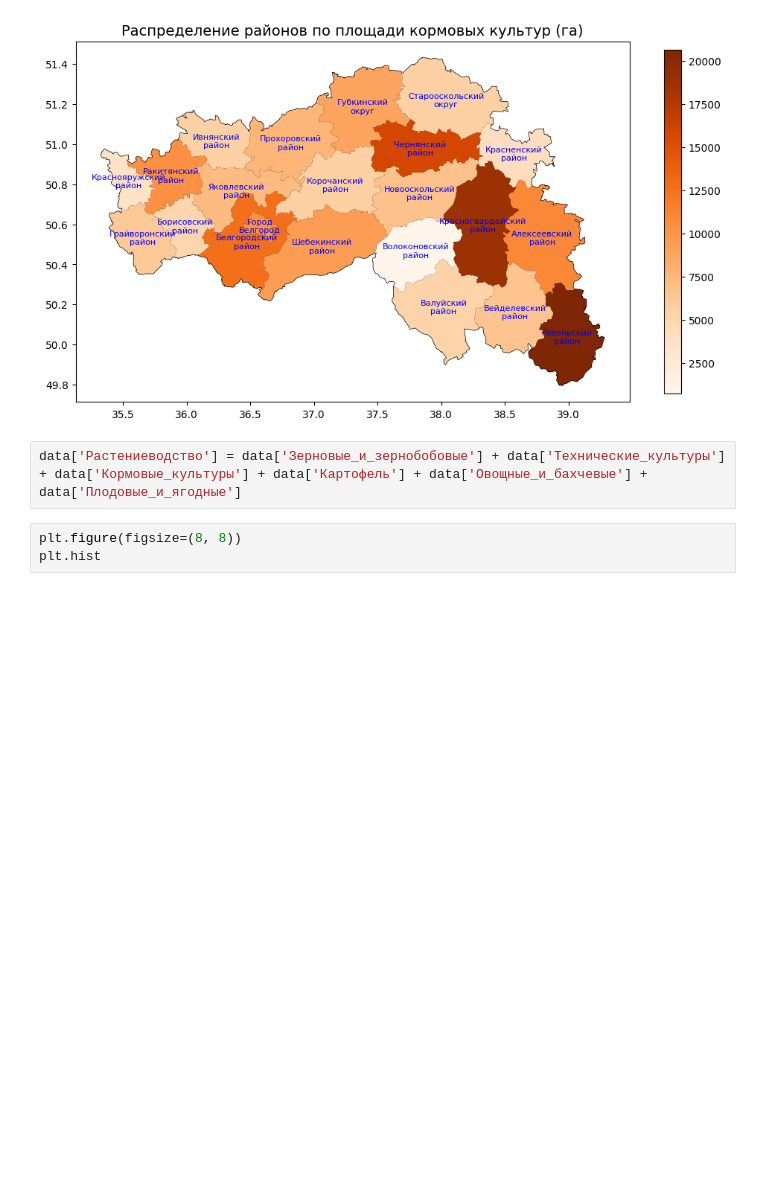
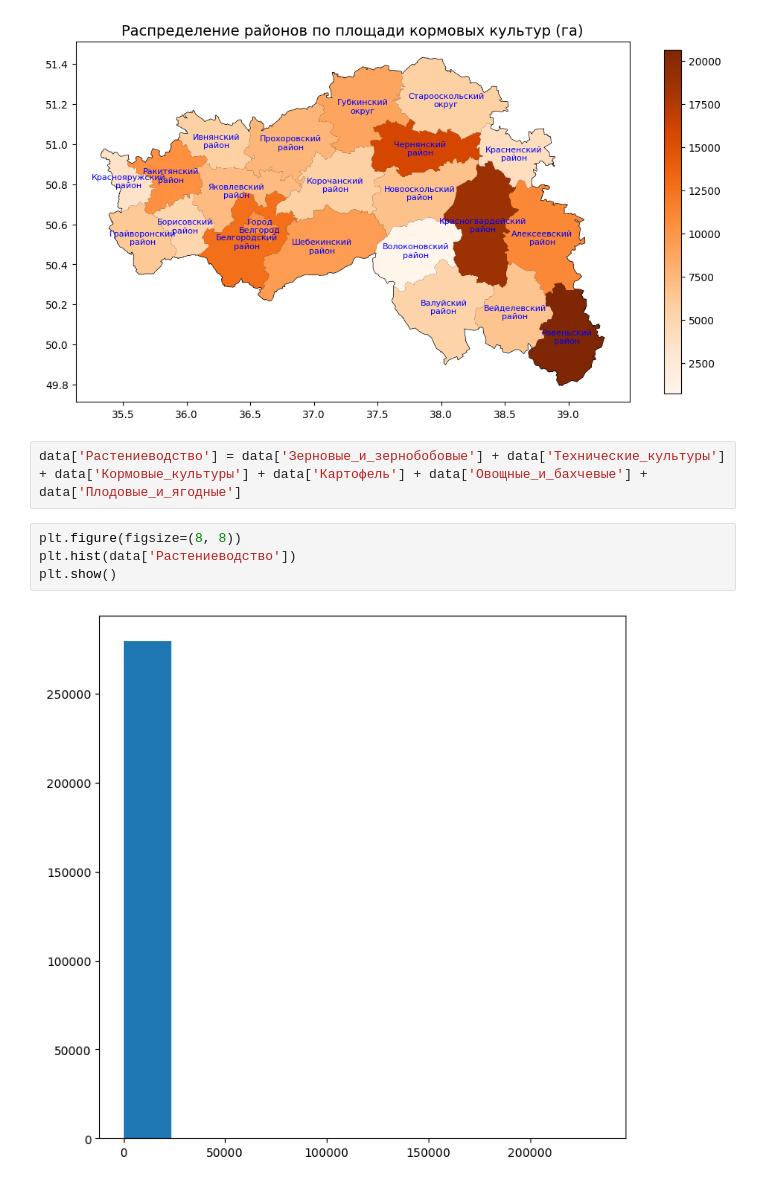
Before and after one commit to SergeyHSE/RegionAnalysis.github.io, a Jupyter notebook: RegionAnalysis.ipynb, the cells around one changed output. Cells and saved outputs as stored; diff of their text form; blank space fills up the shorter version.

```diff
--- a/RegionAnalysis.ipynb
+++ b/RegionAnalysis.ipynb
@@ -645,4 +645,7 @@ plt.show()
 data['Растениеводство'] = data['Зерновые_и_зернобобовые'] + data['Технические_культуры'] + data['Кормовые_культуры'] + data['Картофель'] + data['Овощные_и_бахчевые'] + data['Плодовые_и_ягодные']
 # %%
 plt.figure(figsize=(8, 8))
-plt.hist
+plt.hist(data['Растениеводство'])
+plt.show()
+# %% [output]
+[figure, added]
```
